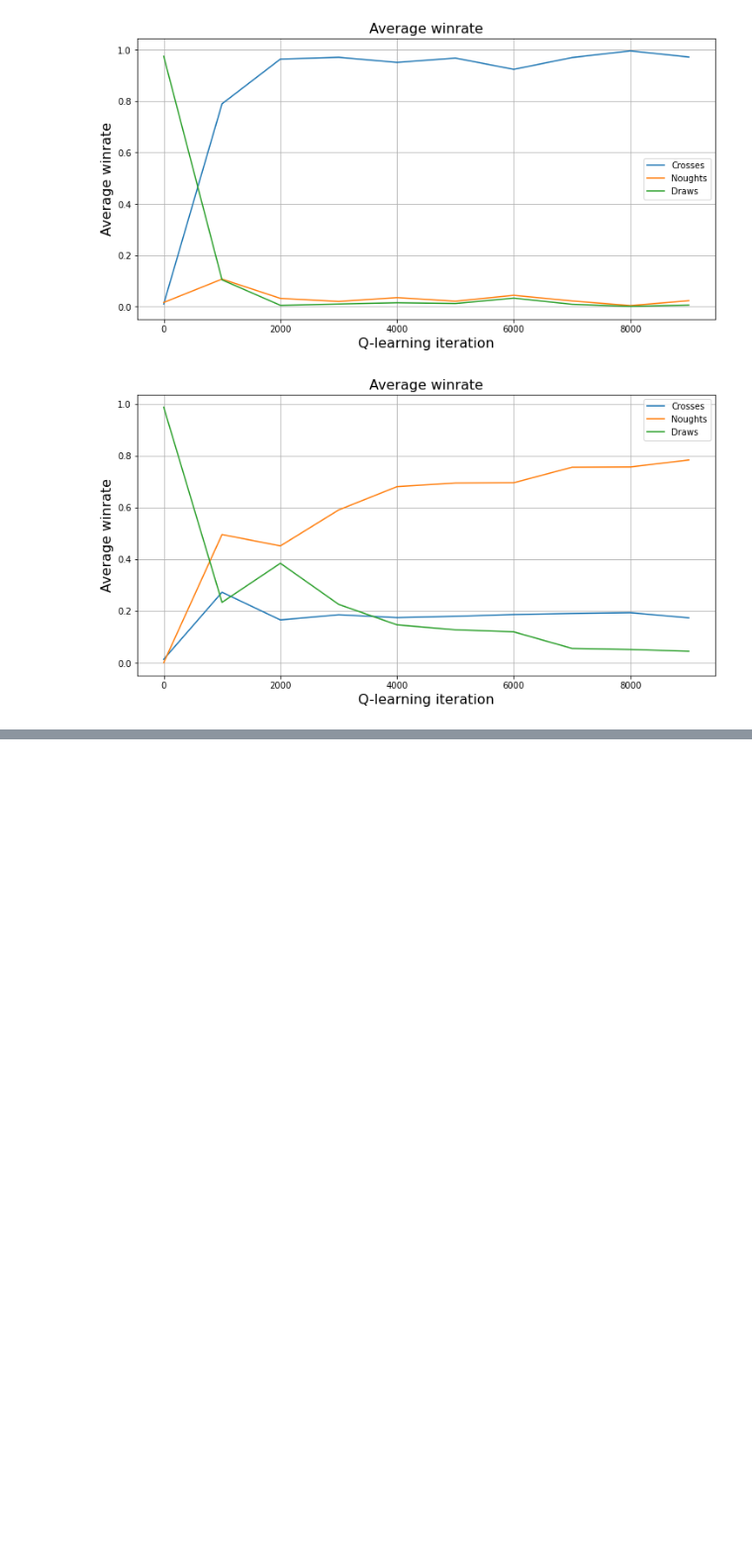
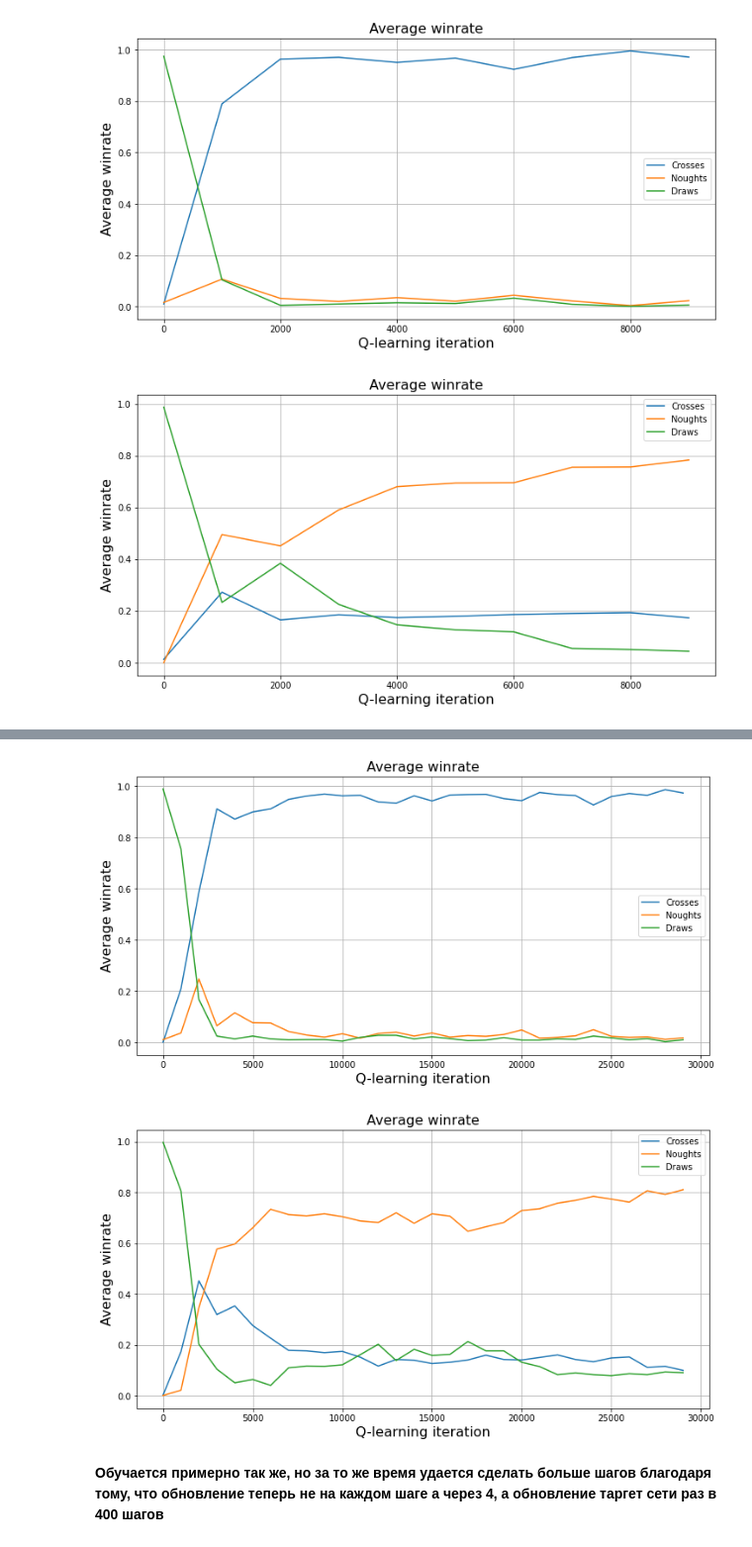
Before and after one commit to alex-tikh/MADE_3_dl, a Jupyter notebook: hw2/HW2.ipynb, the cells around one changed output, grey strips where cells are left out. Shown at 99% size. Drawn from its saved outputs; the diff is of its cells as text; code cells hidden in the pictures; blank space fills up the shorter version.

```diff
--- a/hw2/HW2.ipynb
+++ b/hw2/HW2.ipynb
@@ -539,0 +642,20 @@ plot_history(scores_nought_nn)
+# %%
+env_3_nn = TicTacToe(n_rows=3, n_cols=3, n_win=3)
+# %%
+agents = {-1: Double_Agent(model=DQN_3x3(hidden_dim=256)), 1: Double_Agent(model=DQN_3x3(hidden_dim=256))}
+# %%
+n_trials = 30000
+batch_size = 512
+# %%
+agents, scores_crosses_nn, scores_nought_nn  = run_learning(
+    env_3_nn, agents,
+    epochs=n_trials, eps=0.5, batch_size=batch_size,gamma=0.9, evaluate_every=1000
+)
+# %%
+plot_history(scores_crosses_nn)
+plot_history(scores_nought_nn)
+# %% [output]
+[figure, added]
+[figure, added]
+# %% [markdown]
+**Обучается примерно так же, но за то же время удается сделать больше шагов благодаря тому, что обновление теперь не на каждом шаге а через 4, а обновление таргет сети раз в 400 шагов**
```
Also changed, not shown: parts of 19 cells of this notebook.
